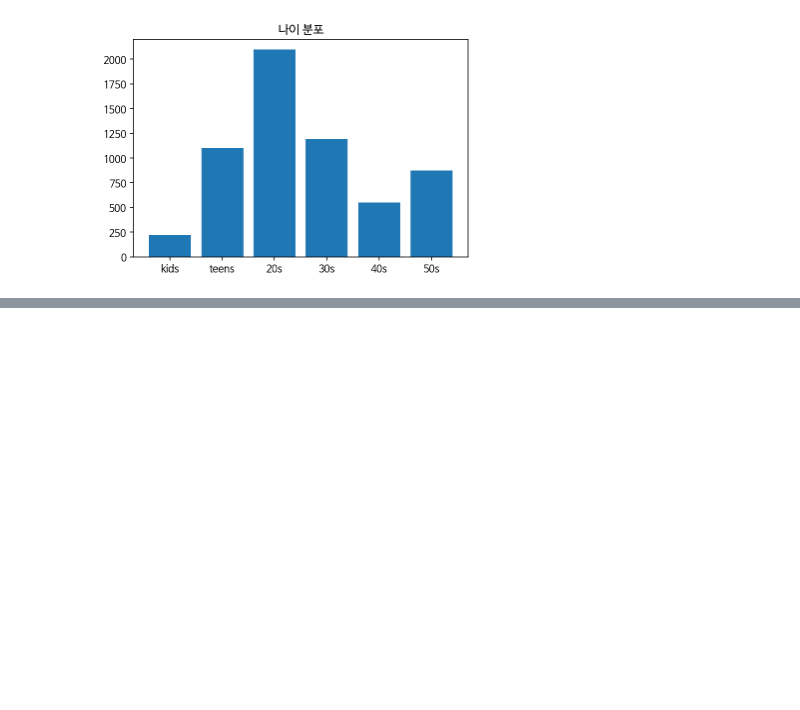
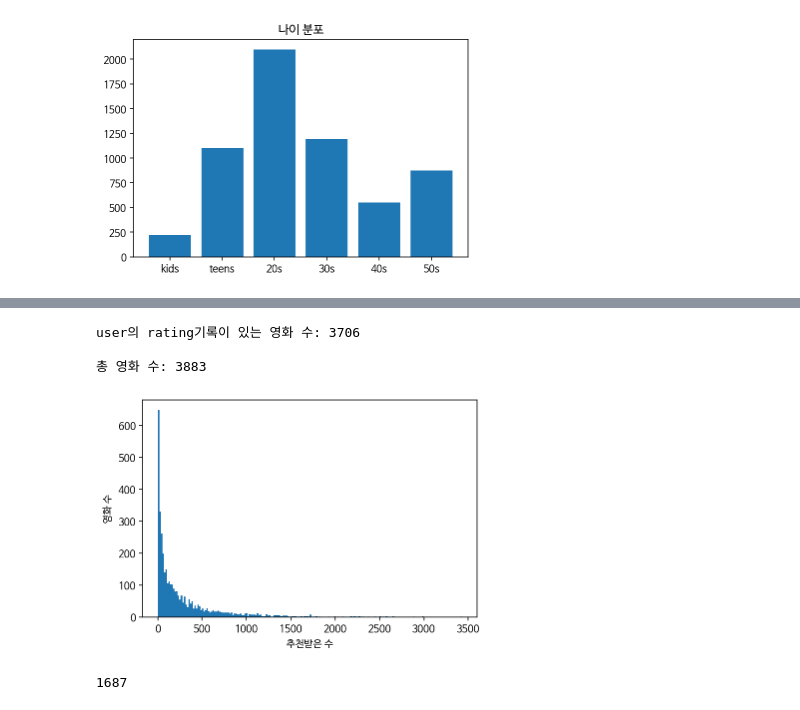
Before and after one commit to ahjin-vision/data_analysis, a Jupyter notebook: [self_analysis]3_3_Movie_Rating_Prediction.ipynb, the cells around one changed output, grey strips where cells are left out. Saved outputs shown, nothing was run; the diff lists cells and outputs as text; code cells hidden in the pictures; blank space fills up the shorter version.

Commit message:
groupby.agg()

```diff
--- a/[self_analysis]3_3_Movie_Rating_Prediction.ipynb
+++ b/[self_analysis]3_3_Movie_Rating_Prediction.ipynb
@@ -325,0 +314,3 @@ Text(0.5, 1.0, '나이 분포')
+# %%
+rating_count = rating_data['rating'].groupby(rating_data['movie_id']).size()
+rating_count
@@ -325,0 +331,18 @@ Text(0.5, 1.0, '나이 분포')
+# %%
+print("user의 rating기록이 있는 영화 수:", len(rating_data['movie_id'].unique()))
+print("\n총 영화 수:", len(movie_data['movie_id'].unique()))
+# %% [output]
+user의 rating기록이 있는 영화 수: 3706
+
+총 영화 수: 3883
+# %%
+fig1 = plt.hist(rating_count, bins=200)
+plt.xlabel("추천받은 수")
+plt.ylabel("영화 수")
+plt.show()
+# %% [output]
+[figure, added]
+# %%
+len(rating_count[rating_count.values < 100])
+# %% [output]
+1687
```
Also changed, not shown: parts of 13 cells of this notebook.
